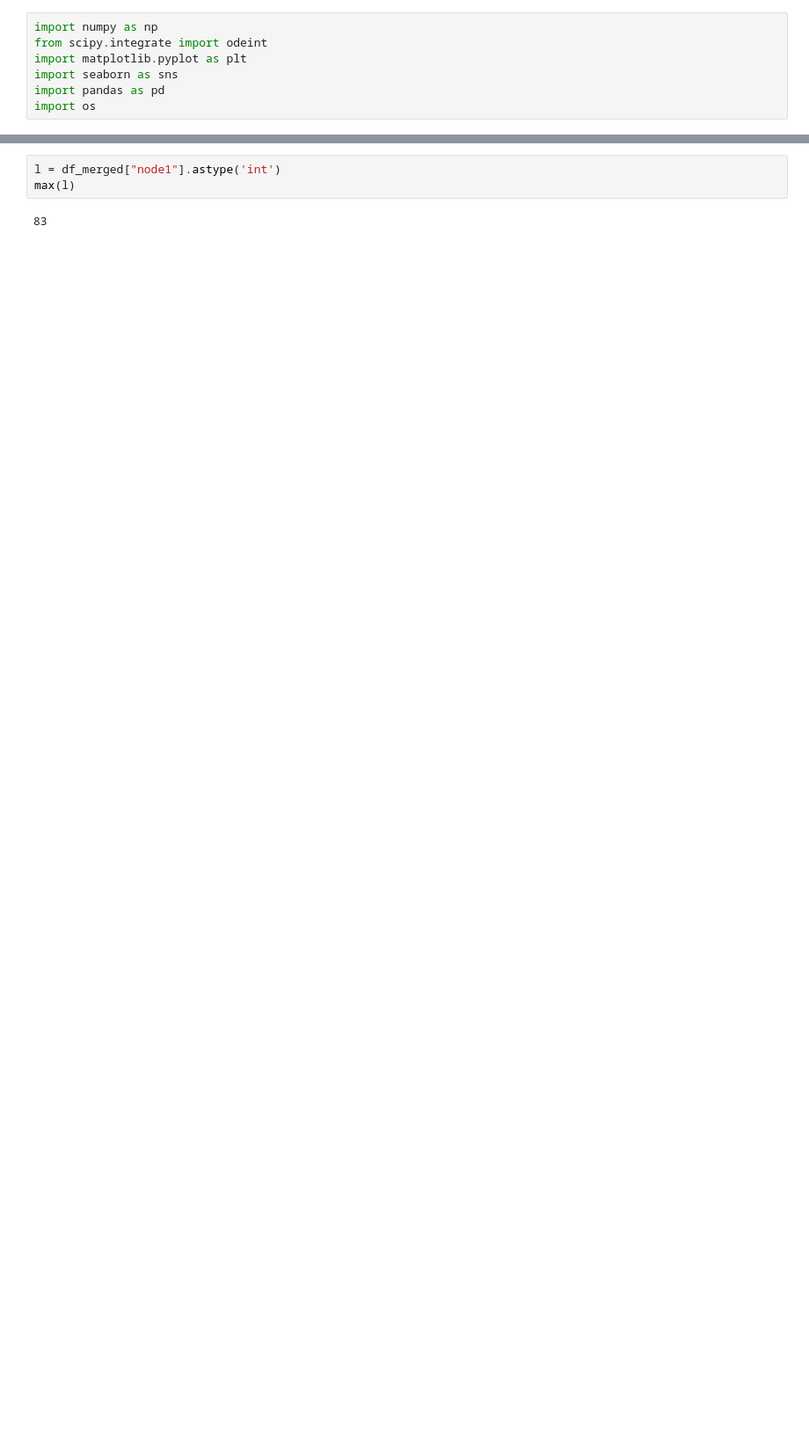
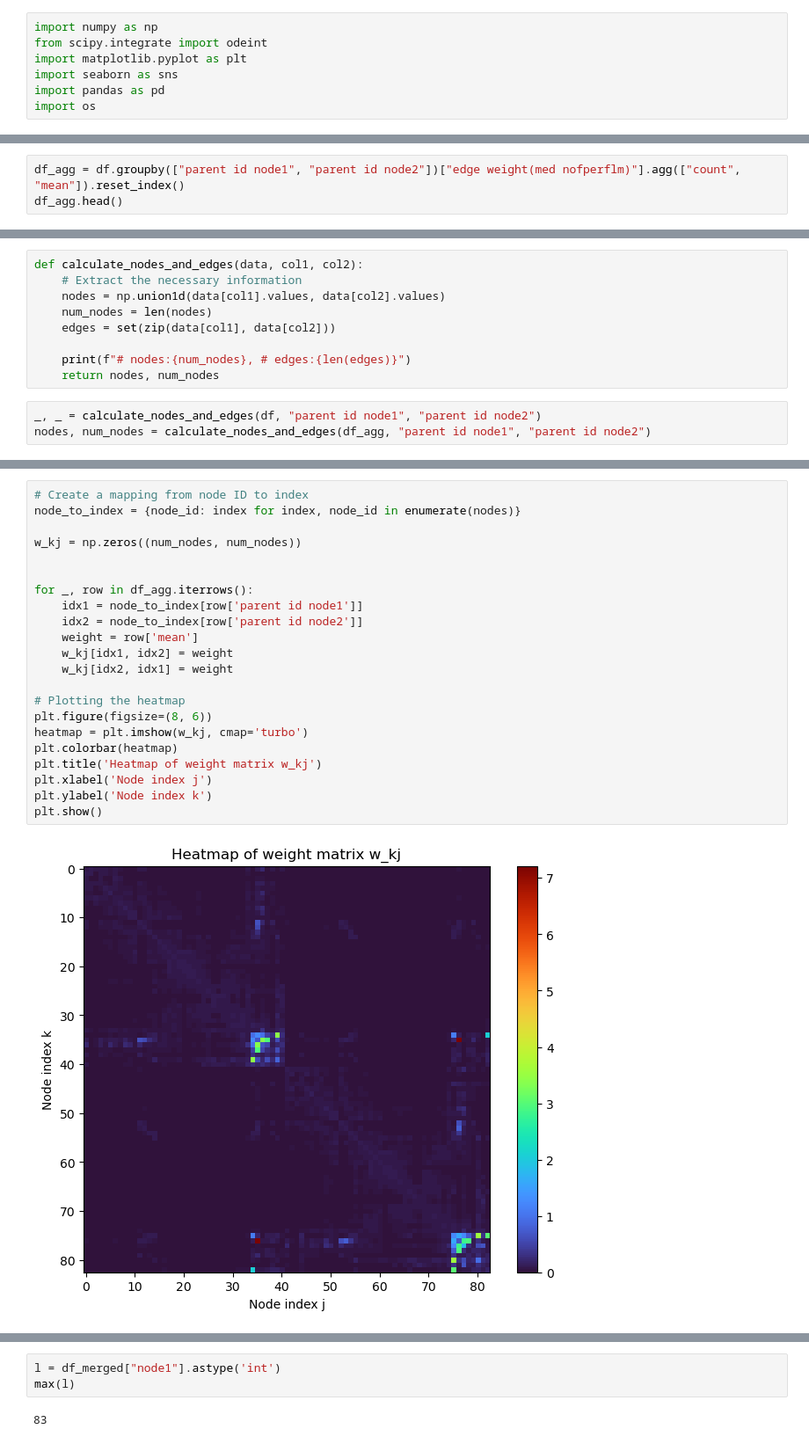
Before and after one commit to shayanshafquat/neuronal-oscillations-evolving-networks, a Jupyter notebook: notebooks/budapest_connectome_eda.ipynb, the cells around one changed output, grey strips where cells are left out. Shown: that part at 88% size. Drawn from its saved outputs; the diff is of its cells as text; blank space fills up the shorter version.

```diff
--- a/notebooks/budapest_connectome_eda.ipynb
+++ b/notebooks/budapest_connectome_eda.ipynb
@@ -51,0 +46,3 @@ df_len.head()
+# %%
+df_agg = df.groupby(["parent id node1", "parent id node2"])["edge weight(med nofperflm)"].agg(["count", "mean"]).reset_index()
+df_agg.head()
@@ -51,0 +56,12 @@ df_len.head()
+# %%
+def calculate_nodes_and_edges(data, col1, col2):
+    # Extract the necessary information
+    nodes = np.union1d(data[col1].values, data[col2].values)
+    num_nodes = len(nodes)
+    edges = set(zip(data[col1], data[col2]))
+
+    print(f"# nodes:{num_nodes}, # edges:{len(edges)}")
+    return nodes, num_nodes
+# %%
+_, _ = calculate_nodes_and_edges(df, "parent id node1", "parent id node2")
+nodes, num_nodes = calculate_nodes_and_edges(df_agg, "parent id node1", "parent id node2")
@@ -51,0 +71,24 @@ df_len.head()
+# %%
+# Create a mapping from node ID to index
+node_to_index = {node_id: index for index, node_id in enumerate(nodes)}
+
+w_kj = np.zeros((num_nodes, num_nodes))
+
+
+for _, row in df_agg.iterrows():
+    idx1 = node_to_index[row['parent id node1']]
+    idx2 = node_to_index[row['parent id node2']]
+    weight = row['mean']
+    w_kj[idx1, idx2] = weight
+    w_kj[idx2, idx1] = weight
+
+# Plotting the heatmap
+plt.figure(figsize=(8, 6))
+heatmap = plt.imshow(w_kj, cmap='turbo')
+plt.colorbar(heatmap)
+plt.title('Heatmap of weight matrix w_kj')
+plt.xlabel('Node index j')
+plt.ylabel('Node index k')
+plt.show()
+# %% [output]
+[figure, added]
```
Also changed, not shown: parts of 19 cells of this notebook.
